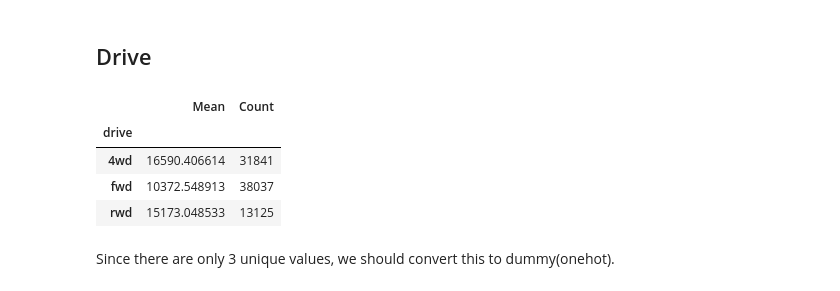
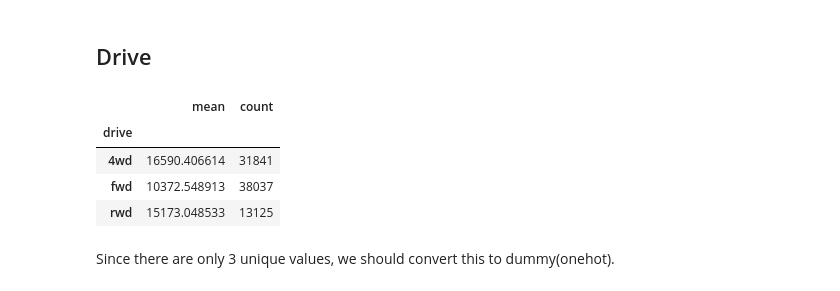
Before and after one commit to bl6g6/ECE-143-Group14, a Jupyter notebook: Prediction.ipynb, the cells around one changed output. Cells and saved outputs as stored; diff of their text form; code cells hidden in the pictures.

```diff
--- a/Prediction.ipynb
+++ b/Prediction.ipynb
@@ -185,9 +200,9 @@ onehot_these_columns.append('transmission')
 # %% [markdown]
 ## Drive
 # %%
-df.groupby("drive")['price'].agg(Mean='mean', Count='count')
+df.groupby("drive")['price'].agg([('mean'),('count')])
 # %% [output]
-|  | Mean | Count |
+|  | mean | count |
 | drive |  |  |
 | 4wd | 16590.406614 | 31841 |
 | fwd | 10372.548913 | 38037 |
```
Also changed, not shown: parts of 53 cells of this notebook.
